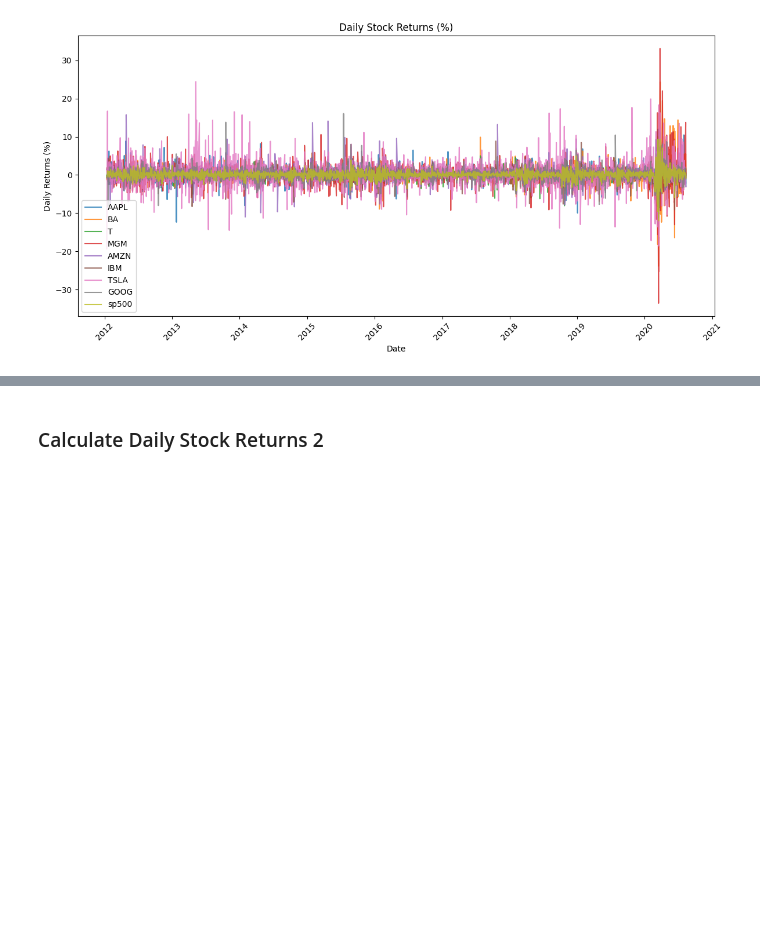
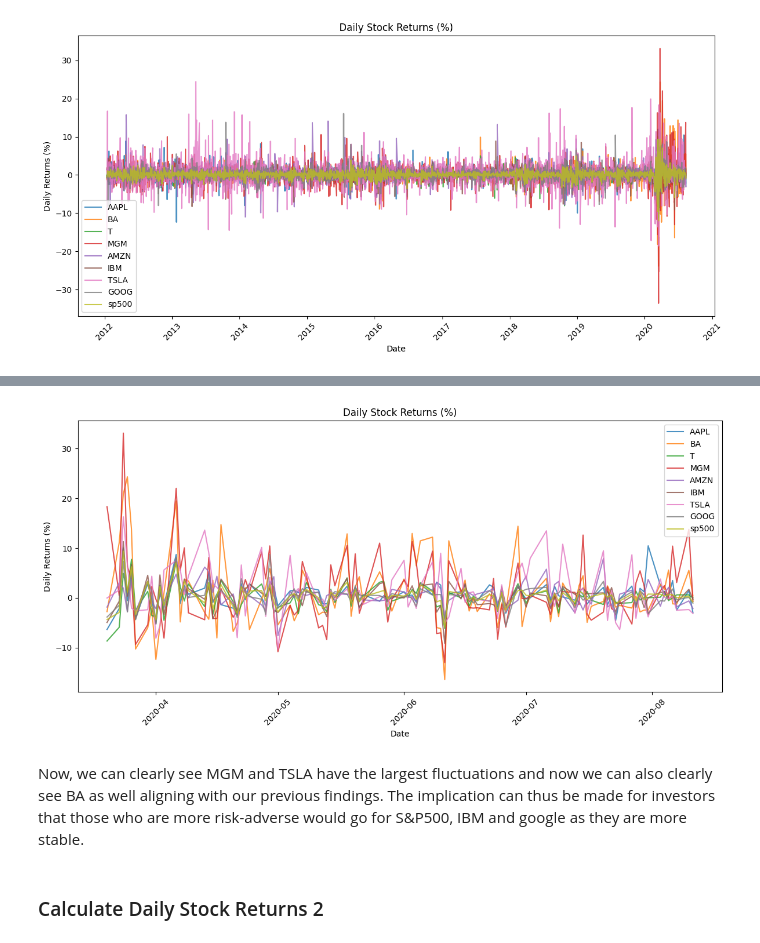
Before and after one commit to bubuzhang2002/Finance-with-Big-Data-PC-labs, a Jupyter notebook: PC labs/PC lab1.ipynb, the cells around one changed output, grey strips where cells are left out. Cells and saved outputs as stored; diff of their text form; code cells hidden in the pictures; blank space fills up the shorter version.

```diff
--- a/PC labs/PC lab1.ipynb
+++ b/PC labs/PC lab1.ipynb
@@ -367,3 +407,11 @@ plot_daily_returns(df_daily_returns)
+# %%
+df_100 = df_daily_returns.tail(100)
+
+plot_daily_returns(df_100)
+# %% [output]
+[figure, added]
+# %% [markdown]
+Now, we can clearly see MGM and TSLA have the largest fluctuations and now we can also clearly see BA as well aligning with our previous findings. The implication can thus be made for investors that those who are more risk-adverse would go for S&P500, IBM and google as they are more stable.
 # %% [markdown]
 ### Calculate Daily Stock Returns 2
 # %%
```
Also changed, not shown: parts of 14 cells of this notebook.
